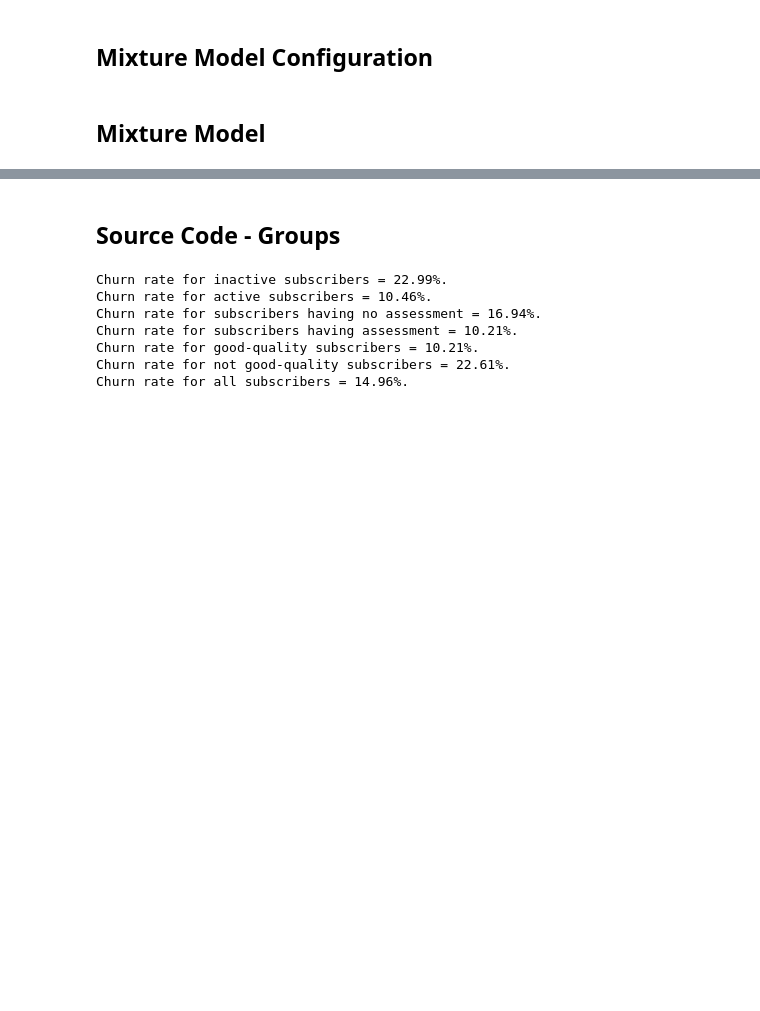
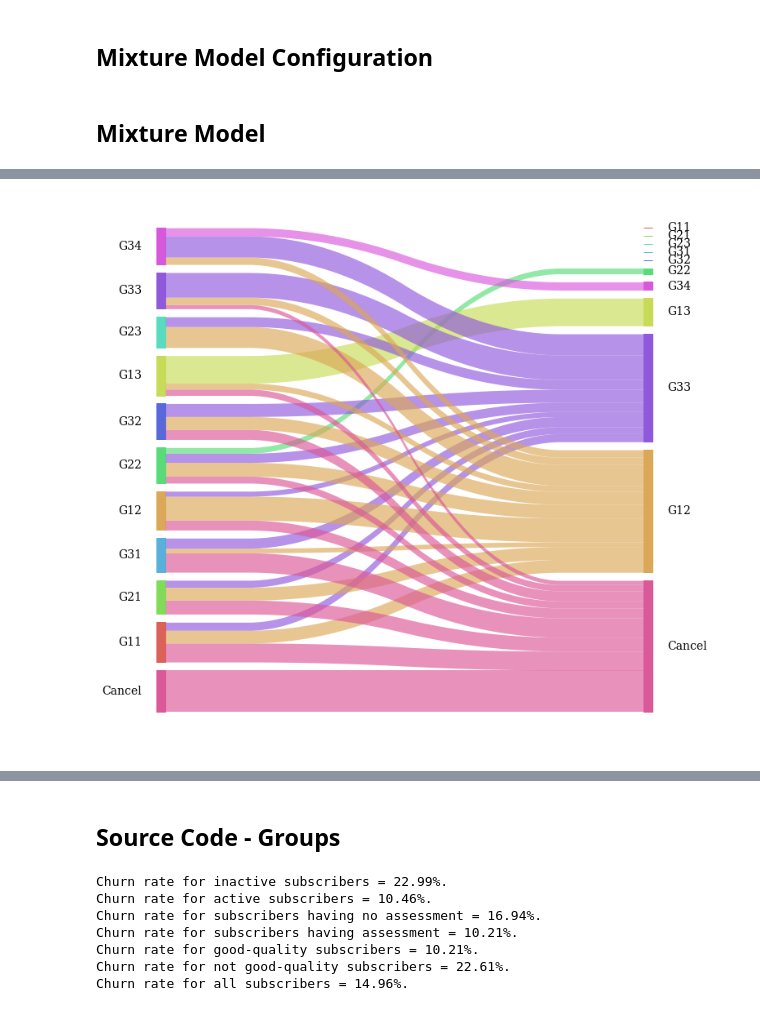
Before and after one commit to vicaws/Whizz, a Jupyter notebook: Code/Churn/Churn/NB_FeatureDistribution.ipynb, the cells around one changed output, grey strips where cells are left out. Cells and saved outputs as stored; diff of their text form; code cells hidden in the pictures; blank space fills up the shorter version.

```diff
--- a/Code/Churn/Churn/NB_FeatureDistribution.ipynb
+++ b/Code/Churn/Churn/NB_FeatureDistribution.ipynb
@@ -178,3 +313,11 @@ df_grouping_agg['cumcount'] = df_grouping_agg['count'].cumsum()
+# %%
+leftLabels = ['Cancel', 'G11', 'G21', 'G31', 'G12', 'G22',  'G32', 'G13', 'G23', 'G33', 'G34']
+rightLabels = ['Cancel', 'G12', 'G33', 'G13', 'G34', 'G22', 'G32', 'G31', 'G23', 'G21', 'G11']
+sankey.sankey(df_transition_prob['cfrom'], df_transition_prob['cto'], leftWeight=df_transition_prob['prob'],
+              leftLabels=leftLabels, rightLabels=rightLabels, aspect=20, rightColor=True)
+plt.gcf().set_size_inches(12,12)
+# %% [output]
+[figure, added]
 # %%
 xp = df_grouping_agg['cumcount'].values
 yp = df_grouping_agg['churn'].values
```
Also changed, not shown: parts of 21 cells of this notebook, 4 other files.
